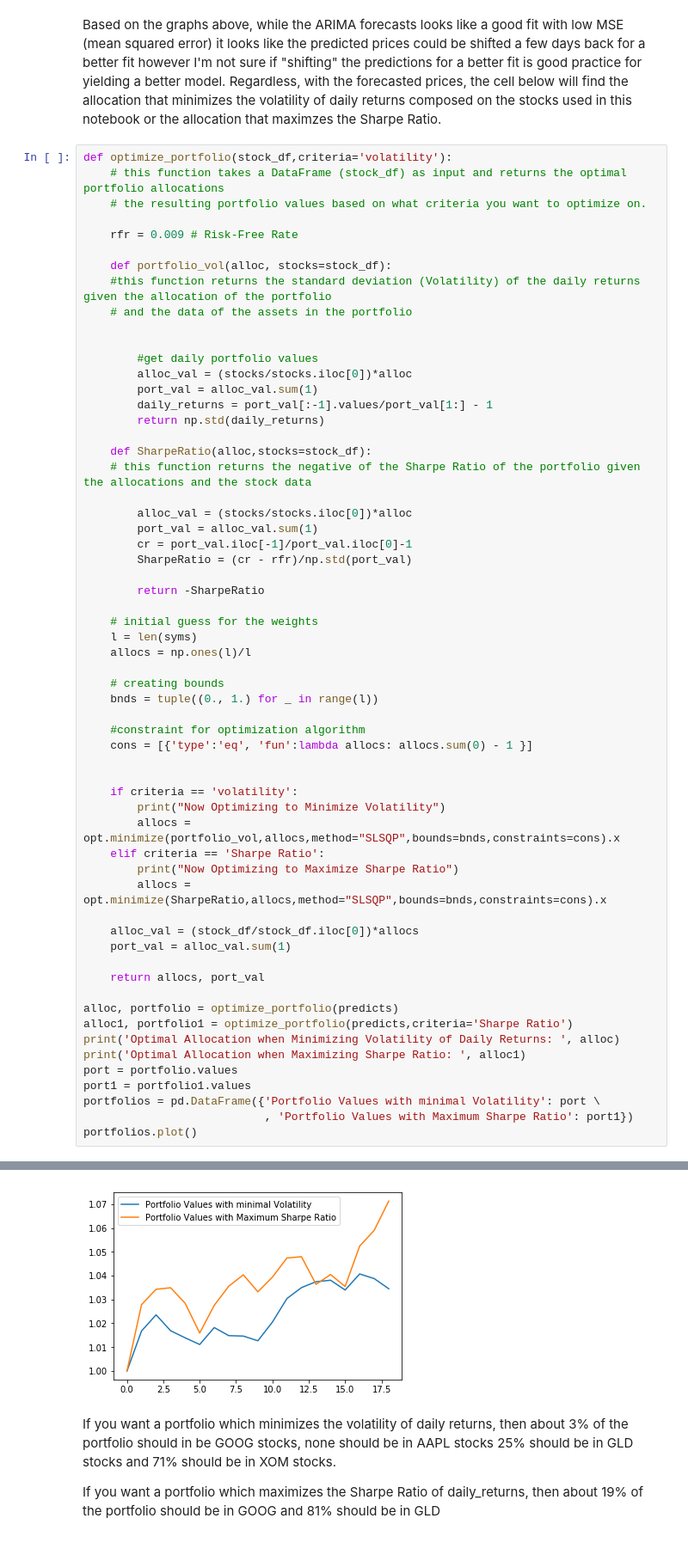
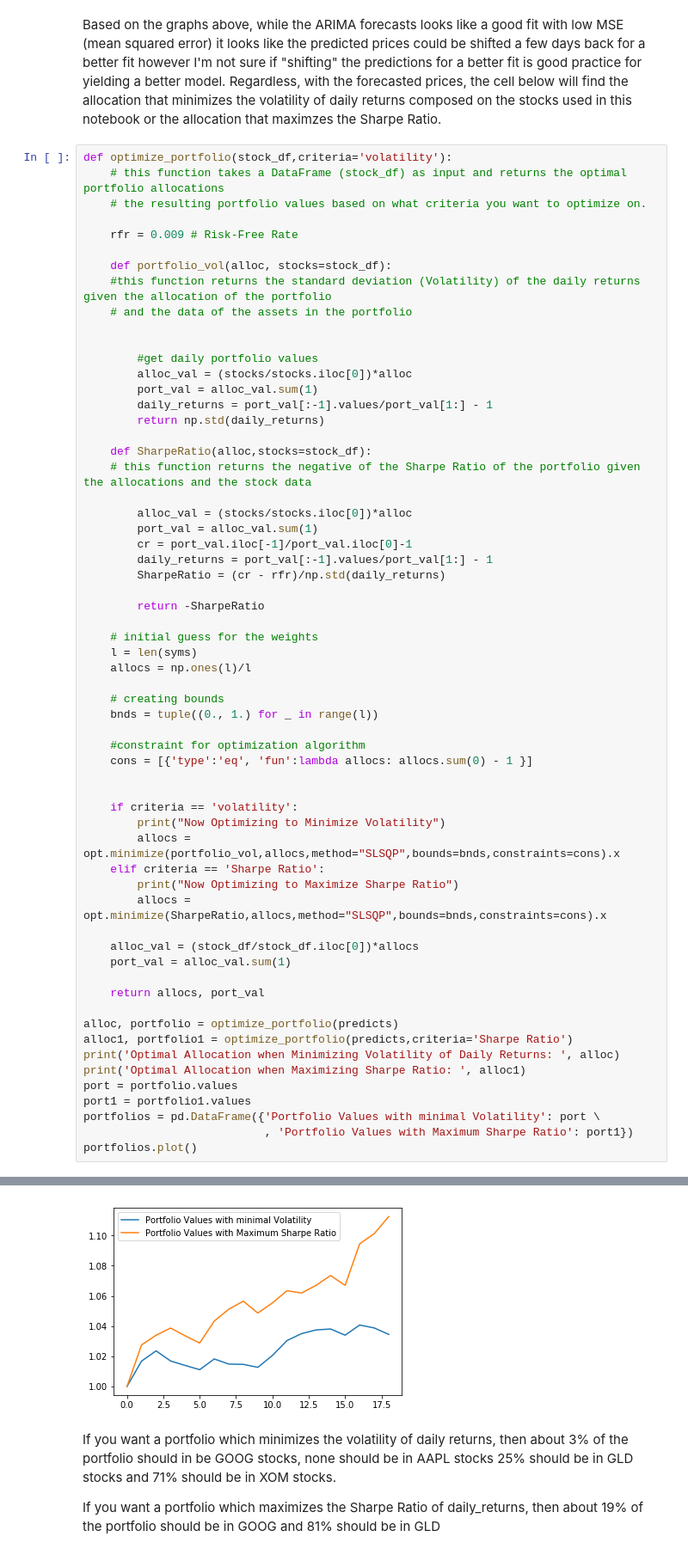
Before and after one commit to JoseMobile/ML4Trading, a Jupyter notebook: Forecasting and Portfolio Optimization.ipynb, the cells around one changed output, grey strips where cells are left out. Shown at 86% size. Cells and saved outputs as stored; diff of their text form.

```diff
--- a/Forecasting and Portfolio Optimization.ipynb
+++ b/Forecasting and Portfolio Optimization.ipynb
@@ -471,7 +471,8 @@ def optimize_portfolio(stock_df,criteria='volatility'):
         alloc_val = (stocks/stocks.iloc[0])*alloc
         port_val = alloc_val.sum(1)
         cr = port_val.iloc[-1]/port_val.iloc[0]-1
-        SharpeRatio = (cr - rfr)/np.std(port_val)
+        daily_returns = port_val[:-1].values/port_val[1:] - 1
+        SharpeRatio = (cr - rfr)/np.std(daily_returns)
 
         return -SharpeRatio
 
@@ -515,5 +516,5 @@ Optimal Allocation when Maximizing Sharpe Ratio:  [0.19160378 0.         0.80839
 <matplotlib.axes._subplots.AxesSubplot at 0x...>
-[figure, old version]
+[figure, new version]
 # %% [markdown]
 If you want a portfolio which minimizes the volatility of daily returns, then about 3% of the portfolio should in be GOOG stocks, none should be in AAPL stocks 25% should be in GLD stocks and 71% should be in XOM stocks.
 
```
Also changed, not shown: parts of 3 cells of this notebook.
